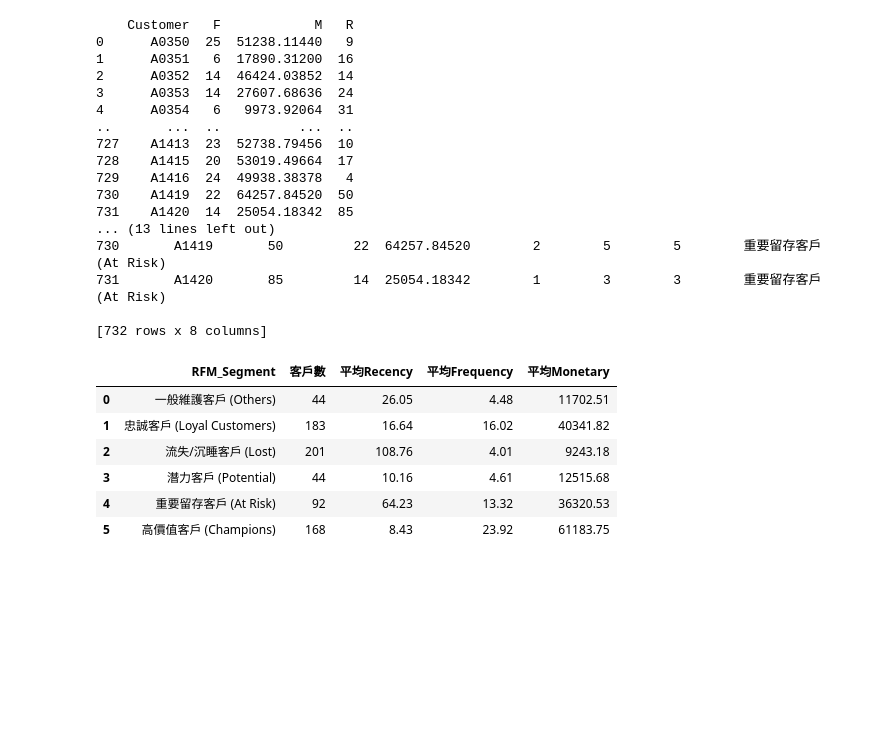
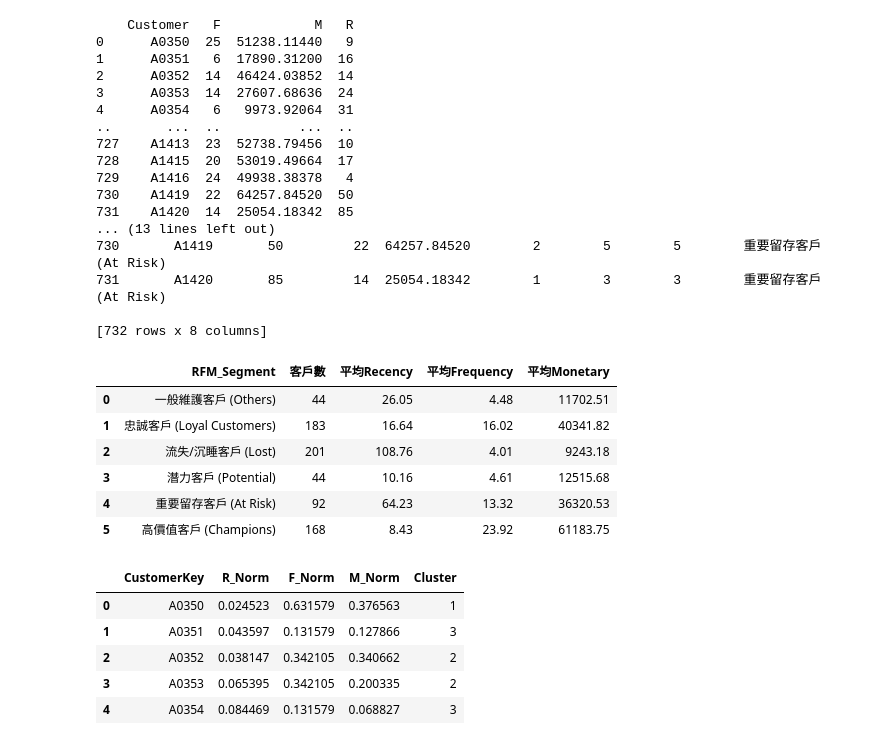
Before and after one commit to hanyuchen0404-sherry/RFM-Analysis, a Jupyter notebook: RFM_Analysis.ipynb, the cells around one changed output. Cells and saved outputs as stored; diff of their text form; code cells hidden in the pictures; blank space fills up the shorter version.

```diff
--- a/RFM_Analysis.ipynb
+++ b/RFM_Analysis.ipynb
@@ -198,3 +203,62 @@ segment_summary.style.set_properties(**{'text-align': 'center'}).set_table_style
 | 3 | 潛力客戶 (Potential) | 44 | 10.16 | 4.61 | 12515.68 |
 | 4 | 重要留存客戶 (At Risk) | 92 | 64.23 | 13.32 | 36320.53 |
 | 5 | 高價值客戶 (Champions) | 168 | 8.43 | 23.92 | 61183.75 |
+# %%
+from sklearn.preprocessing import MinMaxScaler
+from sklearn.cluster import KMeans
+import pandas as pd
+import numpy as np
+import os
+
+# 1. 確保 df_rfm 存在於記憶體中，若不存在，則自動從 Google Drive 或本地加載 RFM.csv 並重新計算
+if 'df_rfm' not in locals():
+    # 定義可能存在的路徑
+    possible_paths = [
+        '/content/drive/MyDrive/RFM.csv',
+        'drive/MyDrive/RFM.csv',
+        '/content/RFM.csv',
+        'RFM.csv'
+    ]
+    csv_path = None
+    for path in possible_paths:
+        if os.path.exists(path):
+            csv_path = path
+            break
+
+    if csv_path is not None:
+        df = pd.read_csv(csv_path)
+        df['Date'] = pd.to_datetime(df['Date'].astype(str))
+        reference_date = df['Date'].max()
+        df_rfm = (
+            df.groupby('CustomerKey')
+            .agg(
+                Recency=('Date', lambda x: (reference_date - x.max()).days),
+                Frequency=('InvoNo', 'nunique'),
+                Monetary=('銷售金額', 'sum'),
+            )
+            .reset_index()
+        )
+    else:
+        raise FileNotFoundError("在預期路徑中皆找不到 'RFM.csv'。請確認檔案是否確實上傳到左側檔案區或雲端硬碟中。")
+
+# 2. 進行 Min-Max 正規化
+scaler = MinMaxScaler()
+norm_features = scaler.fit_transform(df_rfm[['Recency', 'Frequency', 'Monetary']])
+
+# 3. 建立新的 DataFrame nrfm 並命名欄位
+nrfm = pd.DataFrame(norm_features, columns=['R_Norm', 'F_Norm', 'M_Norm'])
+nrfm.insert(0, 'CustomerKey', df_rfm['CustomerKey'])
+
+# 4. 使用 KMeans 進行分群 (n_clusters=4) 並將結果寫入 Cluster 欄位
+kmeans = KMeans(n_clusters=4, random_state=42)
+nrfm['Cluster'] = kmeans.fit_predict(nrfm[['R_Norm', 'F_Norm', 'M_Norm']])
+
+# 5. 印出結果前 5 列
+display(nrfm.head())
+# %% [output]
+|  | CustomerKey | R_Norm | F_Norm | M_Norm | Cluster |
+| 0 | A0350 | 0.024523 | 0.631579 | 0.376563 | 1 |
+| 1 | A0351 | 0.043597 | 0.131579 | 0.127866 | 3 |
+| 2 | A0352 | 0.038147 | 0.342105 | 0.340662 | 2 |
+| 3 | A0353 | 0.065395 | 0.342105 | 0.200335 | 2 |
+| 4 | A0354 | 0.084469 | 0.131579 | 0.068827 | 3 |
```
Also changed, not shown: parts of 4 cells of this notebook.
